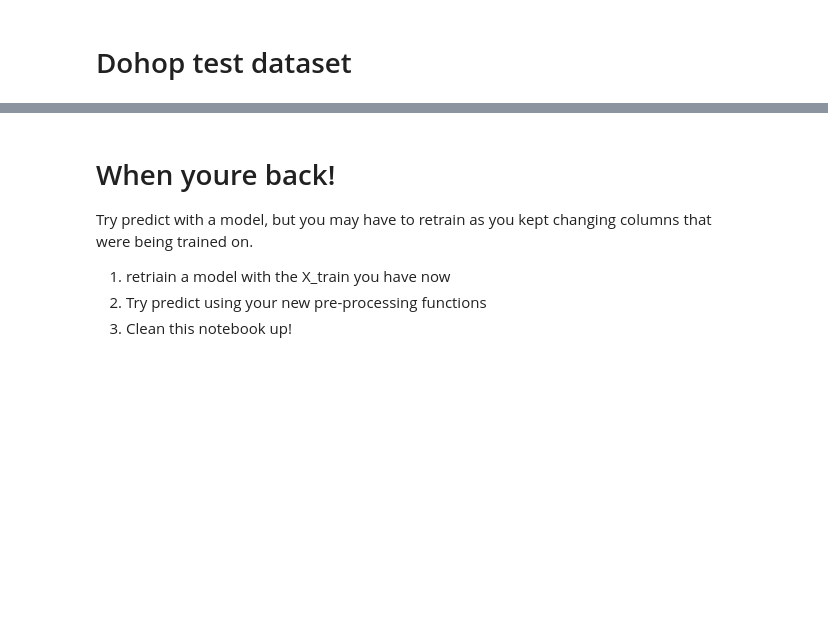
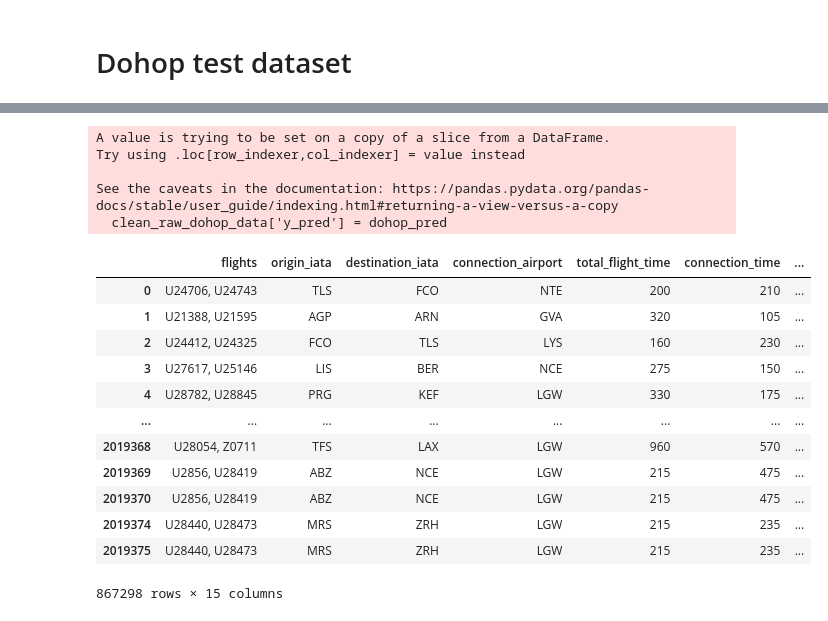
Before and after one commit to LaGenace/OptiFlyAi, a Jupyter notebook: Notebooks/ant_december_model.ipynb, the cells around one changed output, grey strips where cells are left out. Drawn from its saved outputs; the diff is of its cells as text; code cells hidden in the pictures; blank space fills up the shorter version.

```diff
--- a/Notebooks/ant_december_model.ipynb
+++ b/Notebooks/ant_december_model.ipynb
@@ -407,7 +512,0 @@ ValueError: in user code:
-# %% [markdown]
-# When youre back!
-
-Try predict with a model, but you may have to retrain as you kept changing columns that were being trained on.
-1. retriain a model with the X_train you have now
-2. Try predict using your new pre-processing functions
-3. Clean this notebook up!
@@ -413,0 +517,24 @@ Try predict with a model, but you may have to retrain as you kept changing colum
+# %%
+clean_raw_dohop_data['y_pred'] = dohop_pred
+# %% [output]
+A value is trying to be set on a copy of a slice from a DataFrame.
+Try using .loc[row_indexer,col_indexer] = value instead
+
+See the caveats in the documentation: https://pandas.pydata.org/pandas-docs/stable/user_guide/indexing.html#returning-a-view-versus-a-copy
+  clean_raw_dohop_data['y_pred'] = dohop_pred
+# %%
+clean_raw_dohop_data
+# %% [output]
+|  | flights | origin_iata | destination_iata | connection_airport | total_flight_time | connection_time | ... |
+| 0 | U24706, U24743 | TLS | FCO | NTE | 200 | 210 | ... |
+| 1 | U21388, U21595 | AGP | ARN | GVA | 320 | 105 | ... |
+| 2 | U24412, U24325 | FCO | TLS | LYS | 160 | 230 | ... |
+| 3 | U27617, U25146 | LIS | BER | NCE | 275 | 150 | ... |
+| 4 | U28782, U28845 | PRG | KEF | LGW | 330 | 175 | ... |
+| ... | ... | ... | ... | ... | ... | ... | ... |
+| 2019368 | U28054, Z0711 | TFS | LAX | LGW | 960 | 570 | ... |
+| 2019369 | U2856, U28419 | ABZ | NCE | LGW | 215 | 475 | ... |
+| 2019370 | U2856, U28419 | ABZ | NCE | LGW | 215 | 475 | ... |
+| 2019374 | U28440, U28473 | MRS | ZRH | LGW | 215 | 235 | ... |
+| 2019375 | U28440, U28473 | MRS | ZRH | LGW | 215 | 235 | ... |
+867298 rows × 15 columns
```
Also changed, not shown: parts of 48 cells of this notebook.
